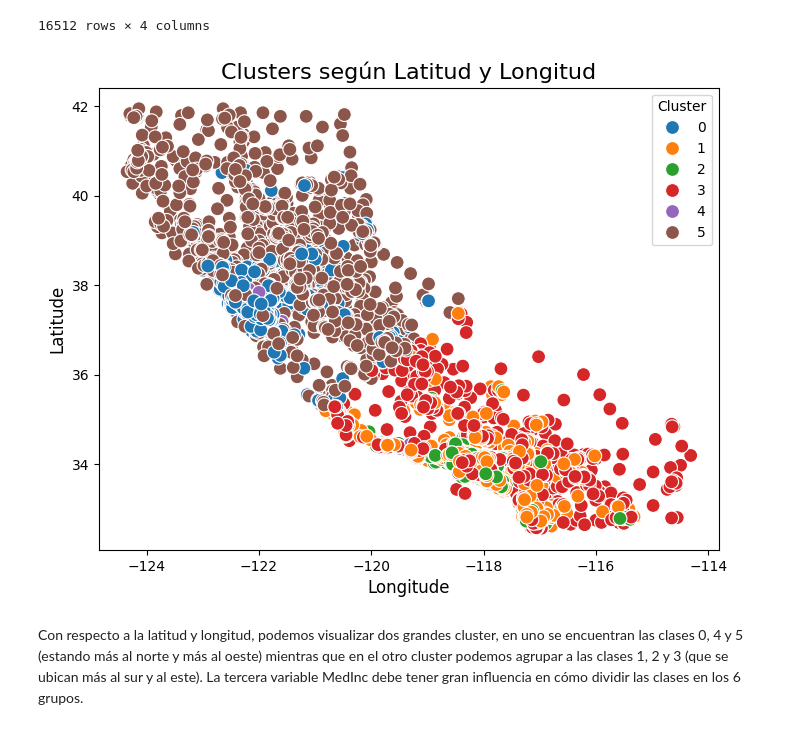
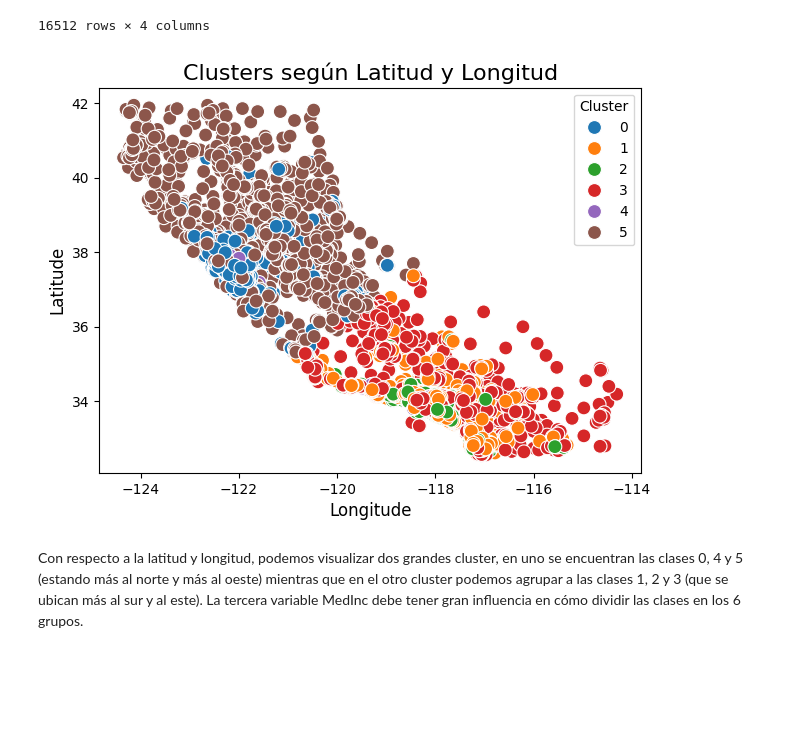
Before and after one commit to 4GeeksAcademy/Proyecto-Tutorial-K-Medias-VLG, a Jupyter notebook: src/explore.ipynb, the cells around one changed output. Drawn from its saved outputs; the diff is of its cells as text; code cells hidden in the pictures; blank space fills up the shorter version.

```diff
--- a/src/explore.ipynb
+++ b/src/explore.ipynb
@@ -78,18 +91,18 @@ df_train
 16512 rows × 4 columns
 # %%
 # Graficar Latitud vs Longitud con colores por cluster
-plt.figure(figsize=(8, 6))
+plt.figure(figsize=(7, 5))
 sns.scatterplot(
     x='Longitude', y='Latitude',
     hue='cluster', data=df_train,
     palette='tab10', s=100
 )
 plt.title('Clusters según Latitud y Longitud', fontsize=16)
 plt.xlabel('Longitude', fontsize=12)
 plt.ylabel('Latitude', fontsize=12)
 plt.legend(title='Cluster')
 plt.show()
 # %% [output]
-[figure, old version]
+[figure, new version]
 # %% [markdown]
 Con respecto a la latitud y longitud, podemos visualizar dos grandes cluster, en uno se encuentran las clases 0, 4 y 5 (estando más al norte y más al oeste) mientras que en el otro cluster podemos agrupar a las clases 1, 2 y 3 (que se ubican más al sur y al este). La tercera variable MedInc debe tener gran influencia en cómo dividir las clases en los 6 grupos.
```
Also changed, not shown: parts of 5 cells of this notebook.
